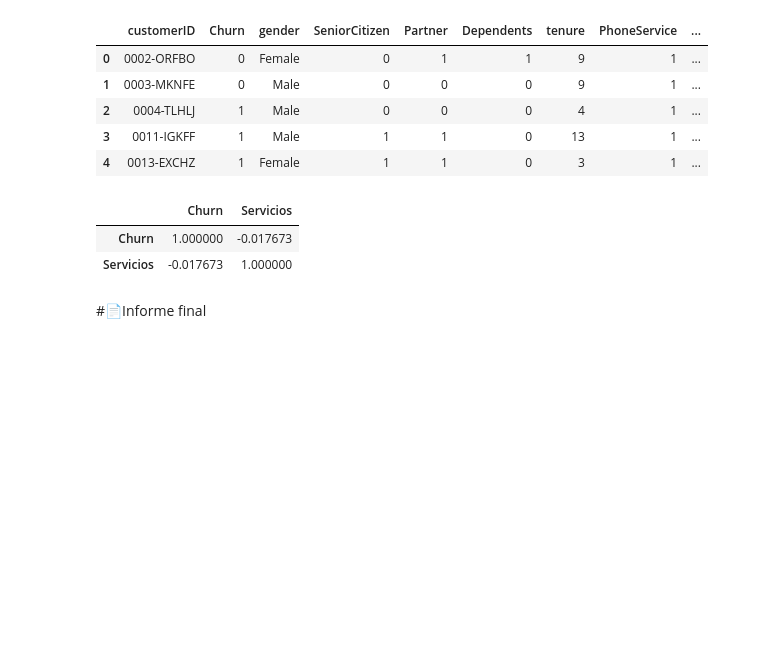
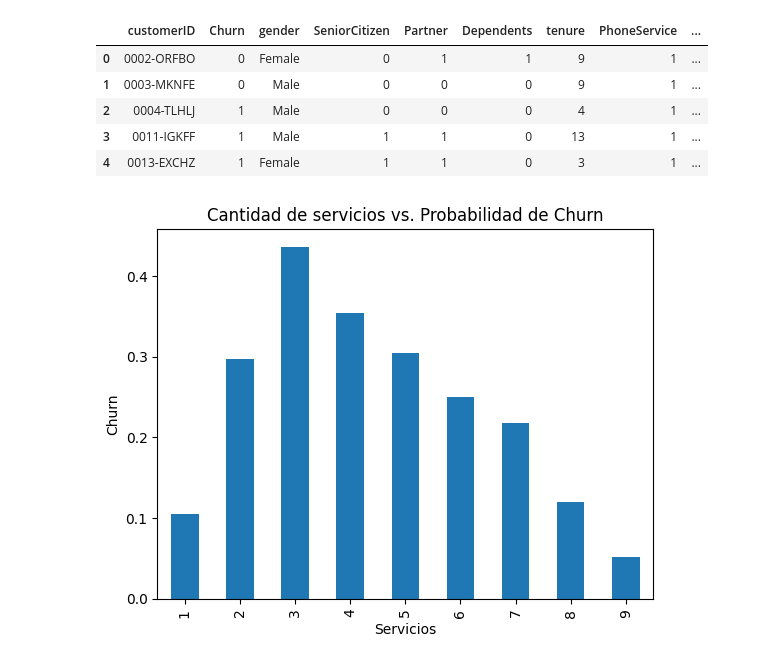
Before and after one commit to agusgonella/challenge_telecom_x, a Jupyter notebook: TelecomX_LATAM.ipynb, the cells around one changed output. Saved outputs shown, nothing was run; the diff lists cells and outputs as text; code cells hidden in the pictures; blank space fills up the shorter version.

```diff
--- a/TelecomX_LATAM.ipynb
+++ b/TelecomX_LATAM.ipynb
@@ -493,26 +486,16 @@ subdatos.corr()
 | Churn | 1.000000 | 0.189866 |
 | Cuentas_Diarias | 0.189866 | 1.000000 |
 # %%
-#Cambiamos el tipo de StreamingTV
-datos['StreamingTV'] = datos['StreamingTV'].replace({
-    'No internet service': 0,
-    'No': 0,
-    'Yes': 1
-});
+#Cambiamos el tipo de StreamingTV -> Si hacemos datos.info() podemos ver que son de tipo Object, y yo quiero que sean enteros, para poder sumar la cantidad de
+#servicios que posee el clientes.
+
+datos['StreamingTV'] = datos['StreamingTV'].map({'No internet service': 0, 'No': 0, 'Yes': 1})
 
 #Tambien hacemos lo mismo con MultipleLines
-datos['MultipleLines'] = datos['MultipleLines'].replace({
-    'No phone service': 0,
-    'No': 0,
-    'Yes': 1
-});
+datos['MultipleLines'] = datos['MultipleLines'].map({'No phone service': 0, 'No': 0, 'Yes': 1})
 
 #Al igual que con InternetService
-datos['InternetService'] = datos['InternetService'].replace({
-    'No': 0,
-    'DSL': 1,
-    'Fiber optic': 1
-});
+datos['InternetService'] = datos['InternetService'].map({'No': 0, 'DSL': 1, 'Fiber optic': 1})
 # %%
 datos.info()
 # %% [output]
@@ -547,22 +530,12 @@ datos.head()
 | 2 | 0004-TLHLJ | 1 | Male | 0 | 0 | 0 | 4 | 1 | ... |
 | 3 | 0011-IGKFF | 1 | Male | 1 | 1 | 0 | 13 | 1 | ... |
 | 4 | 0013-EXCHZ | 1 | Female | 1 | 1 | 0 | 3 | 1 | ... |
-# %%
-#analisis de si la cantidad de servicios contratados afecta la probabilidad de churn.
-
-#Usamos el método corr() que dice que:
-    #1: correlación positiva perfecta
-    #-1: correlación negativa perfecta
-    #0: sin correlación
-
-#Relación entre la cuenta diaria y la evasión.
-subdatos = datos.loc[:,['Churn','Servicios']]
-subdatos.corr()
-
-#No hay relación fuerte entre la evasión y la cuenta diaria
-# %% [output]
-|  | Churn | Servicios |
-| Churn | 1.000000 | -0.017673 |
-| Servicios | -0.017673 | 1.000000 |
-# %% [markdown]
-#📄Informe final
+# %%
+#Analisis de si la cantidad de servicios contratados afecta la probabilidad de churn.
+
+datos.groupby('Servicios')['Churn'].mean().plot(kind='bar');
+plt.ylabel('Churn');
+plt.xlabel('Servicios');
+plt.title('Cantidad de servicios vs. Probabilidad de Churn');
+# %% [output]
+[figure, added]
```
Also changed, not shown: parts of 19 cells of this notebook.
